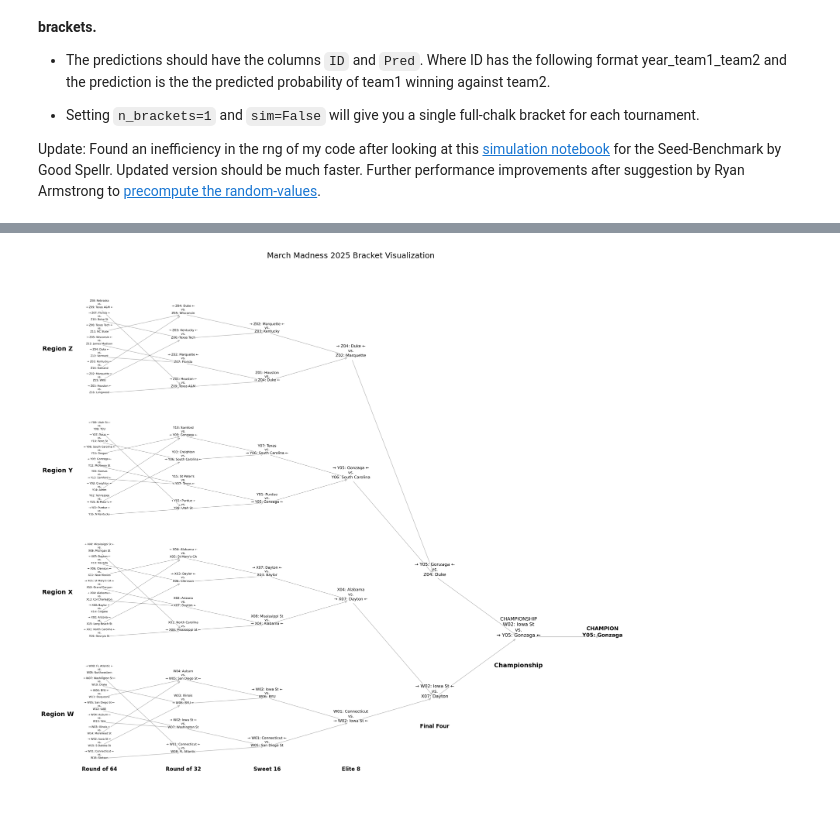
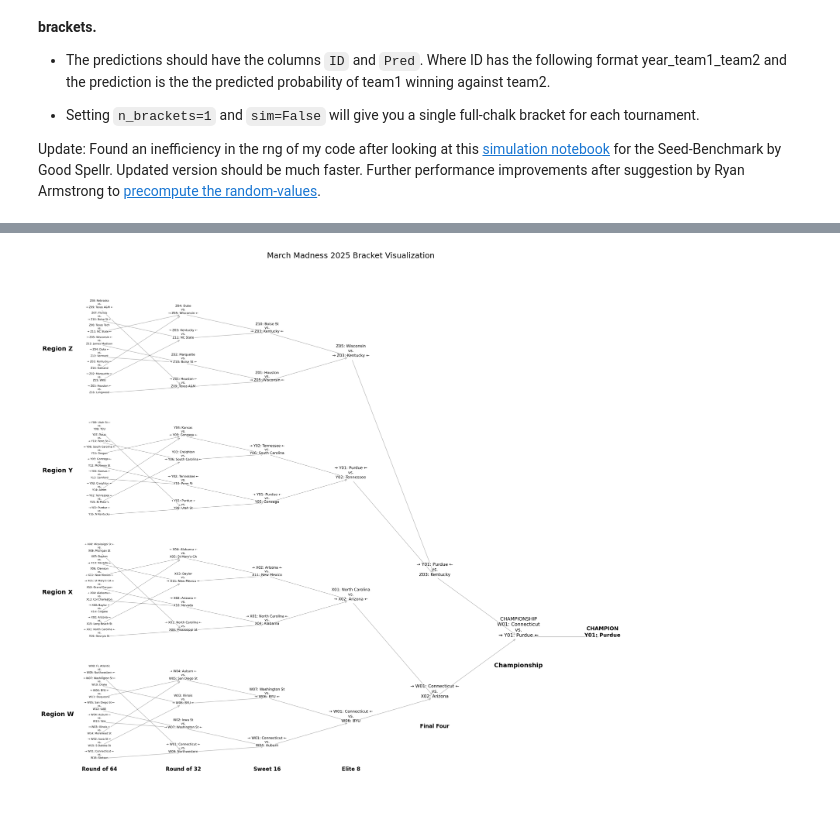
Before and after one commit to brendanlapuma/mmadness-2025, a Jupyter notebook: simulate-n-brackets.ipynb, the cells around one changed output, grey strips where cells are left out. Drawn from its saved outputs; the diff is of its cells as text; code cells hidden in the pictures.

Commit message:
added simulated bracket tracker

```diff
--- a/simulate-n-brackets.ipynb
+++ b/simulate-n-brackets.ipynb
@@ -179,9 +174,13 @@ import matplotlib.pyplot as plt
 import networkx as nx
 import matplotlib.patheffects as PathEffects
 
+bracket = 1 # Choose the bracket number to visualize
+
 # Load the necessary data
 teams = pd.read_csv("march-machine-learning-mania-2025/MTeams.csv")
 submission = pd.read_csv('bracket_simulations.csv')
+
+submission = submission[submission['Bracket'] == bracket]
 round_slots = pd.read_csv("march-machine-learning-mania-2025/MNCAATourneySlots.csv")
 round_slots = round_slots[round_slots['Season'] == 2024]
 round_slots = round_slots[round_slots['Slot'].str.contains('R')]  # Filter out First Four
@@ -391,31 +390,31 @@ for i, region in enumerate(regions):
     region_label = f"Region {region}"
     plt.text(-1, i * 20 + 7, region_label, fontsize=14,
              horizontalalignment='center', fontweight='bold')
 
 # Add round labels
 round_names = {
     'R1': 'Round of 64',
     'R2': 'Round of 32',
     'R3': 'Sweet 16',
     'R4': 'Elite 8',
     'R5': 'Final Four',
     'R6': 'Championship'
 }
 
 for i, r in enumerate(['R1', 'R2', 'R3', 'R4']):
     plt.text(i * x_spacing, -2, round_names[r], fontsize=12,
              horizontalalignment='center', fontweight='bold')
 
 plt.text(x_spacing * 4, 5, round_names['R5'], fontsize=12,
          horizontalalignment='center', fontweight='bold')
 plt.text(x_spacing * 5, 15, round_names['R6'], fontsize=14,
          horizontalalignment='center', fontweight='bold')
 
 # Remove axes
 plt.axis('off')
 plt.title('March Madness 2025 Bracket Visualization', fontsize=18)
 plt.tight_layout()
 plt.savefig('bracket_visualization.png', dpi=300, bbox_inches='tight')
 plt.show()
 # %% [output]
-[figure, old version]
+[figure, new version]
```
Also changed, not shown: parts of 3 cells of this notebook, 2 other files.
